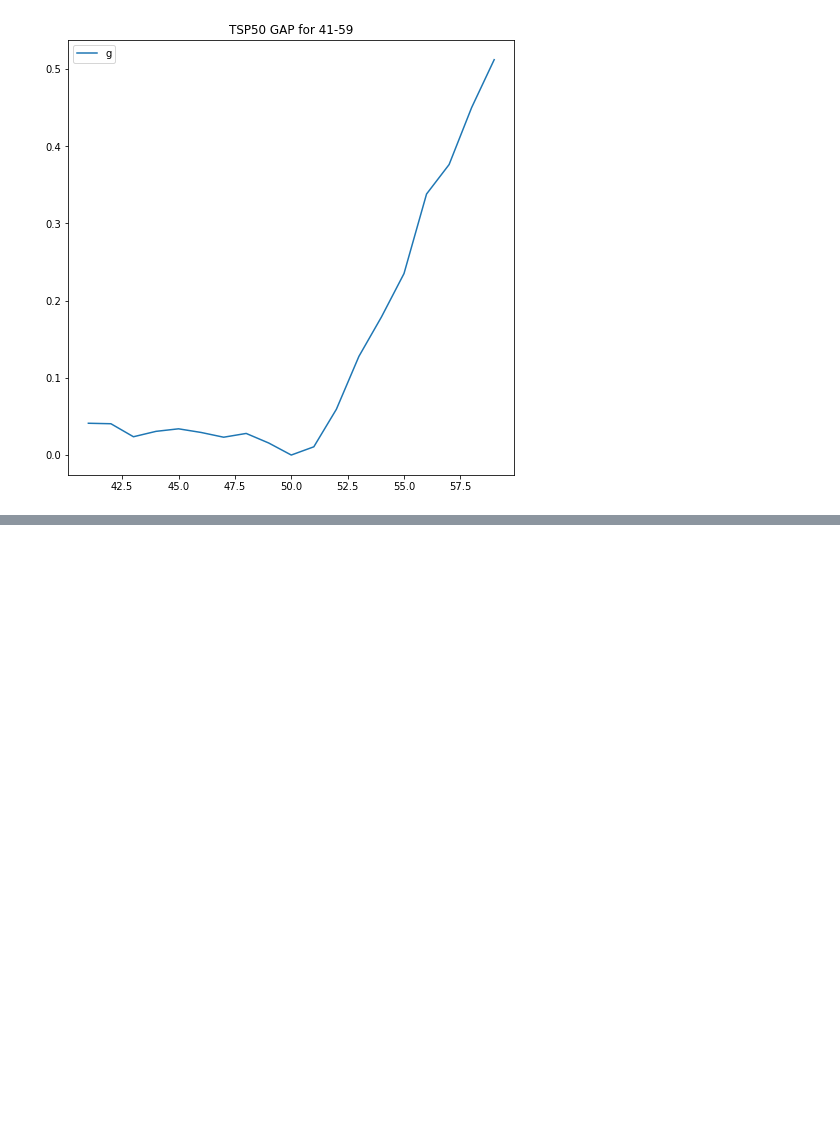
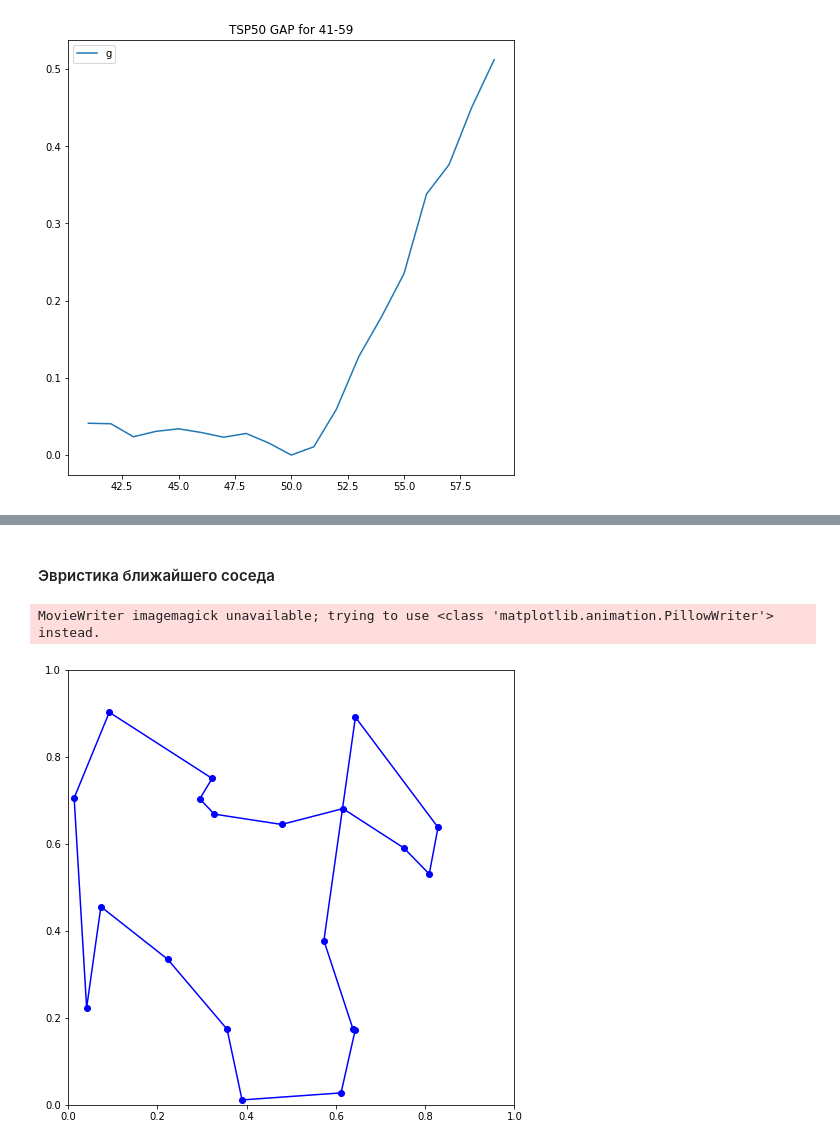
Before and after one commit to Arssel/TSP_RL, a Jupyter notebook: Experiments.ipynb, the cells around one changed output, grey strips where cells are left out. Drawn from its saved outputs; the diff is of its cells as text; code cells hidden in the pictures; blank space fills up the shorter version.

```diff
--- a/Experiments.ipynb
+++ b/Experiments.ipynb
@@ -250,0 +278,2 @@ plt.savefig('TSP50 GAP for 41-59.png')
+# %% [markdown]
+#### Эвристика ближайшего соседа
@@ -250,0 +282,8 @@ plt.savefig('TSP50 GAP for 41-59.png')
+# %%
+_, _, seq = nearest_neighbour(distances)
+dots_seq = [dots[:, seq[i],:].squeeze() for i in range(len(seq))]
+# %%
+get_gif_animation('./results/nearest_neighbour_20.gif', dots_seq)
+# %% [output]
+MovieWriter imagemagick unavailable; trying to use <class 'matplotlib.animation.PillowWriter'> instead.
+[figure, added]
```
Also changed, not shown: parts of 6 cells of this notebook, 6 other files.
